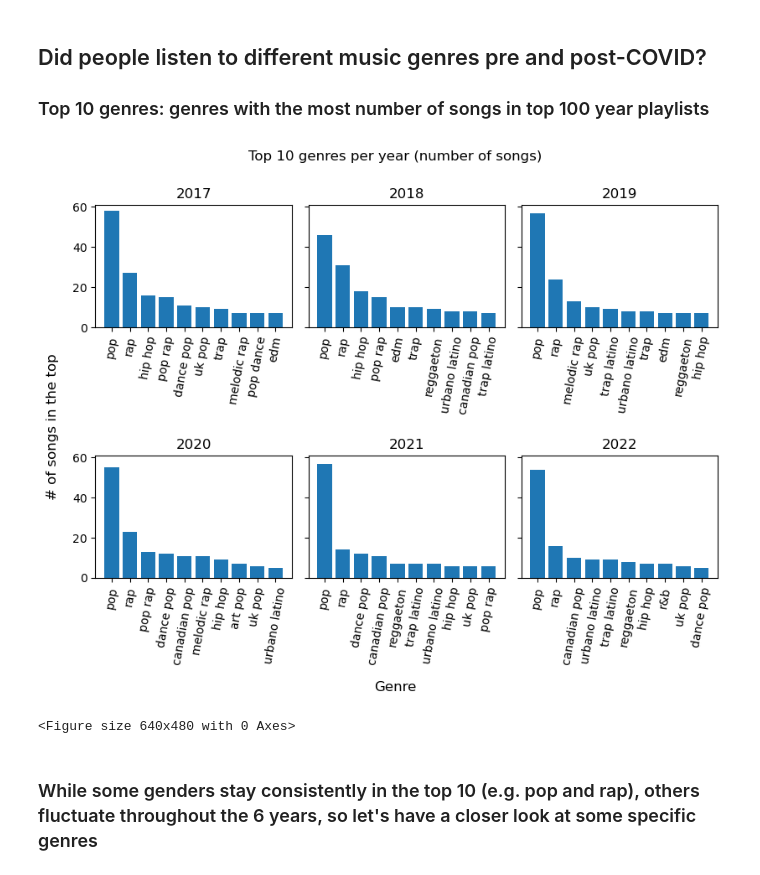
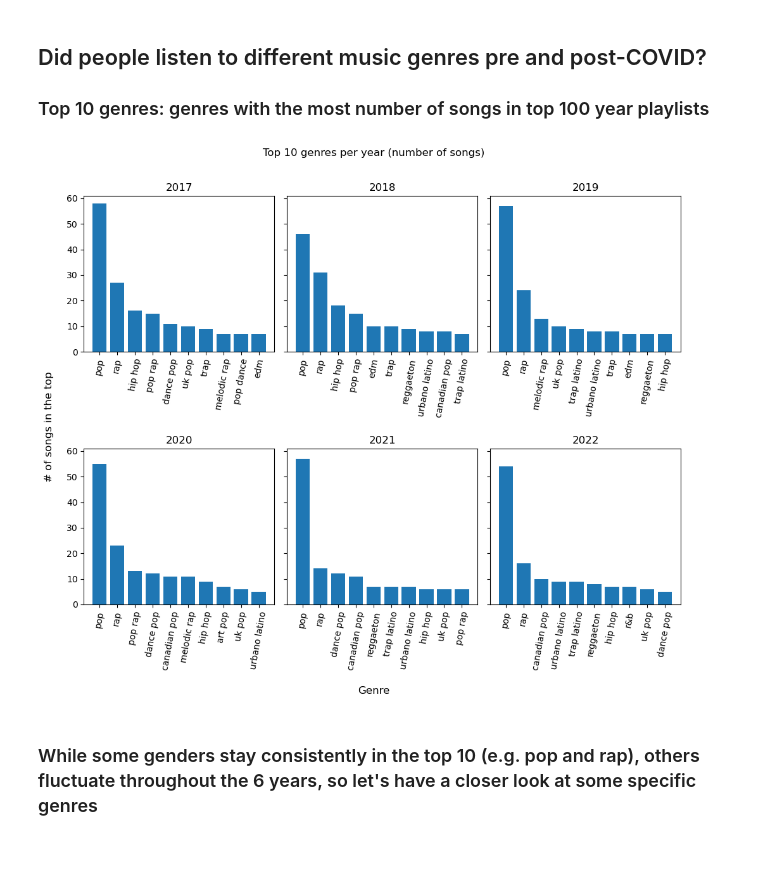
Before and after one commit to catisf/Project-1-Group-2, a Jupyter notebook: jupyter_notebooks/genre_analyses.ipynb, the cells around one changed output. Saved outputs shown, nothing was run; the diff lists cells and outputs as text; code cells hidden in the pictures.

Commit message:
genre analysis now saves figs to output data

```diff
--- a/jupyter_notebooks/genre_analyses.ipynb
+++ b/jupyter_notebooks/genre_analyses.ipynb
@@ -10,7 +8,7 @@ from ast import literal_eval
 import matplotlib.pyplot as plt
 # %%
 # load data
-spoti_df = pd.read_csv('output_data/spotipy_data.csv')
+spoti_df = pd.read_csv('../output_data/spotipy_data.csv')
 # %% [markdown]
 ## Did people listen to different music genres pre and post-COVID?
 
@@ -27,37 +25,36 @@ genre_by_year = genre_df.groupby("Year", as_index = True)["artist genre"].value_
 # %%
 # create a plot showing the top 10 genres for each year
 # https://matplotlib.org/stable/gallery/subplots_axes_and_figures/subplots_demo.html
 
 # create subplot
-fig, axs = plt.subplots(2, 3, sharey = True, figsize=(8, 6))
+fig, axs = plt.subplots(2, 3, sharey = True, figsize=(10, 8))
 axs[0, 0].bar(genre_by_year[2017][0:10].index.to_list(), [genre_by_year[2017][x] for x in range(0,10)])
 axs[0, 0].set_title('2017')
 axs[0, 1].bar(genre_by_year[2018][0:10].index.to_list(), [genre_by_year[2018][x] for x in range(0,10)])
 axs[0, 1].set_title('2018')
 axs[0, 2].bar(genre_by_year[2019][0:10].index.to_list(), [genre_by_year[2019][x] for x in range(0,10)])
 axs[0, 2].set_title('2019')
 axs[1, 0].bar(genre_by_year[2020][0:10].index.to_list(), [genre_by_year[2020][x] for x in range(0,10)])
 axs[1, 0].set_title('2020')
 axs[1, 1].bar(genre_by_year[2021][0:10].index.to_list(), [genre_by_year[2021][x] for x in range(0,10)])
 axs[1, 1].set_title('2021')
 axs[1, 2].bar(genre_by_year[2022][0:10].index.to_list(), [genre_by_year[2022][x] for x in range(0,10)])
 axs[1, 2].set_title('2022')
 
 for ax in axs.flat:
     ax.tick_params(axis = 'x', rotation = 80)
 
 # fine tune it (space it and add general labels and title)
 fig.tight_layout(h_pad=2)
 fig.supxlabel('Genre', y = -0.03)
 fig.supylabel('# of songs in the top', x = -0.02)
 plt.suptitle("Top 10 genres per year (number of songs)", y = 1.05)
 plt.show()
 
 # save figure
-plt.savefig("output_data/top_genres_numsongs.png")
+fig.savefig("../output_data/top_genres_numsongs.png")
 # %% [output]
-[figure, old version]
+[figure, new version]
-<Figure size 640x480 with 0 Axes>
 # %% [markdown]
 ### While some genders stay consistently in the top 10 (e.g. pop and rap), others fluctuate throughout the 6 years, so let's have a closer look at some specific genres
 # %%
```
Also changed, not shown: parts of 3 cells of this notebook, 3 other files.
